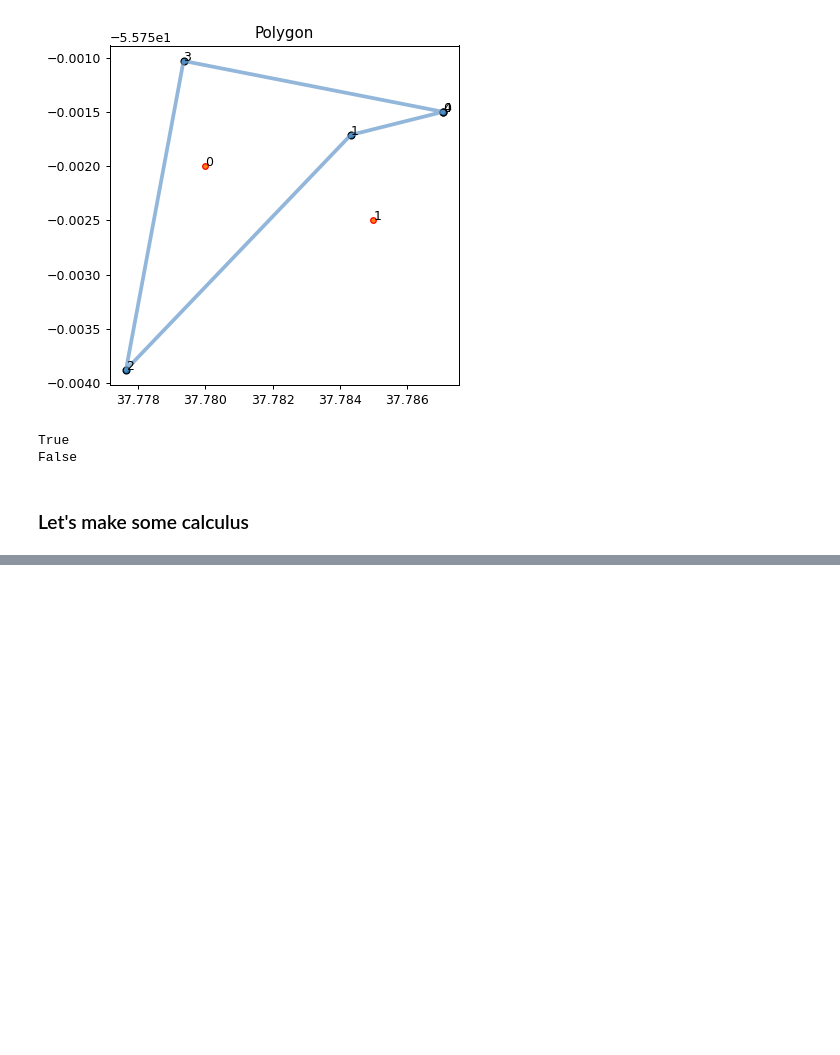
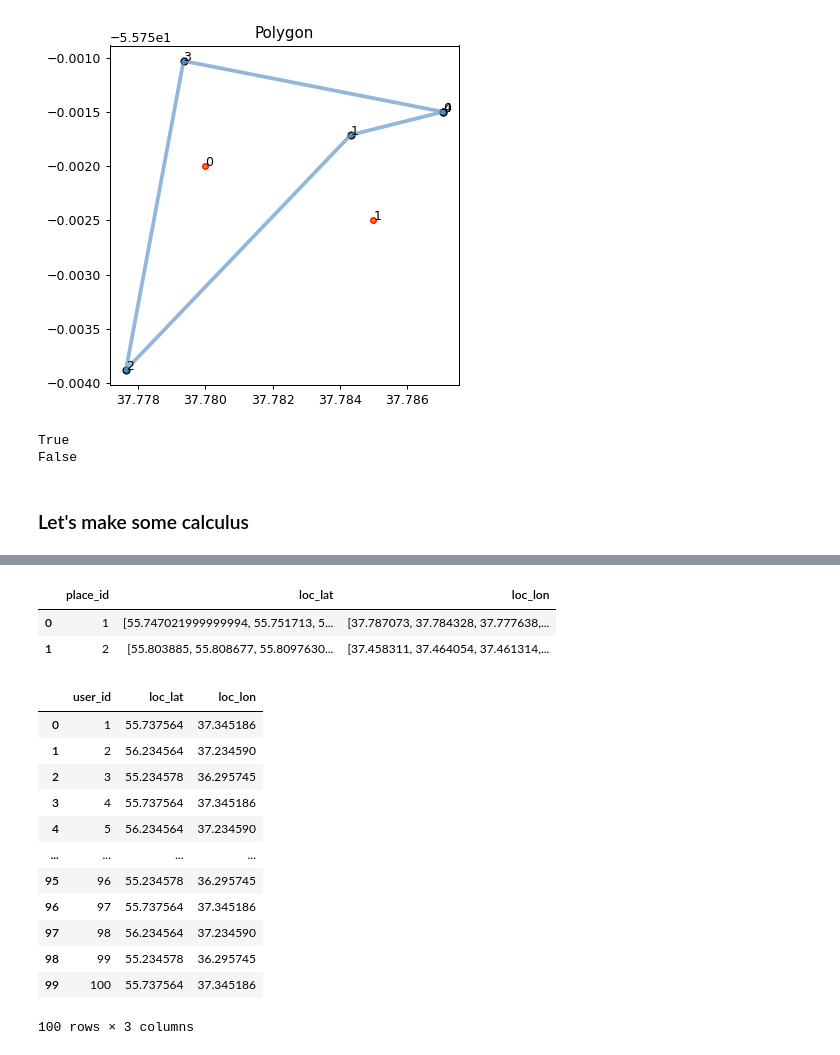
Before and after one commit to Azatick94/Own_Projects_Learning, a Jupyter notebook: HR_cases/Yandex/data_analyst_Eda/test2.ipynb, the cells around one changed output, grey strips where cells are left out. Cells and saved outputs as stored; diff of their text form; code cells hidden in the pictures; blank space fills up the shorter version.

```diff
--- a/HR_cases/Yandex/data_analyst_Eda/test2.ipynb
+++ b/HR_cases/Yandex/data_analyst_Eda/test2.ipynb
@@ -277,0 +319,6 @@ KeyboardInterrupt:
+# %%
+df_grouped
+# %% [output]
+|  | place_id | loc_lat | loc_lon |
+| 0 | 1 | [55.747021999999994, 55.751713, 5... | [37.787073, 37.784328, 37.777638,... |
+| 1 | 2 | [55.803885, 55.808677, 55.8097630... | [37.458311, 37.464054, 37.461314,... |
@@ -277,0 +330,18 @@ KeyboardInterrupt:
+# %%
+df_users = df_users[:100]
+# %%
+df_users
+# %% [output]
+|  | user_id | loc_lat | loc_lon |
+| 0 | 1 | 55.737564 | 37.345186 |
+| 1 | 2 | 56.234564 | 37.234590 |
+| 2 | 3 | 55.234578 | 36.295745 |
+| 3 | 4 | 55.737564 | 37.345186 |
+| 4 | 5 | 56.234564 | 37.234590 |
+| ... | ... | ... | ... |
+| 95 | 96 | 55.234578 | 36.295745 |
+| 96 | 97 | 55.737564 | 37.345186 |
+| 97 | 98 | 56.234564 | 37.234590 |
+| 98 | 99 | 55.234578 | 36.295745 |
+| 99 | 100 | 55.737564 | 37.345186 |
+100 rows × 3 columns
```
Also changed, not shown: parts of 7 cells of this notebook, 4 other files.
